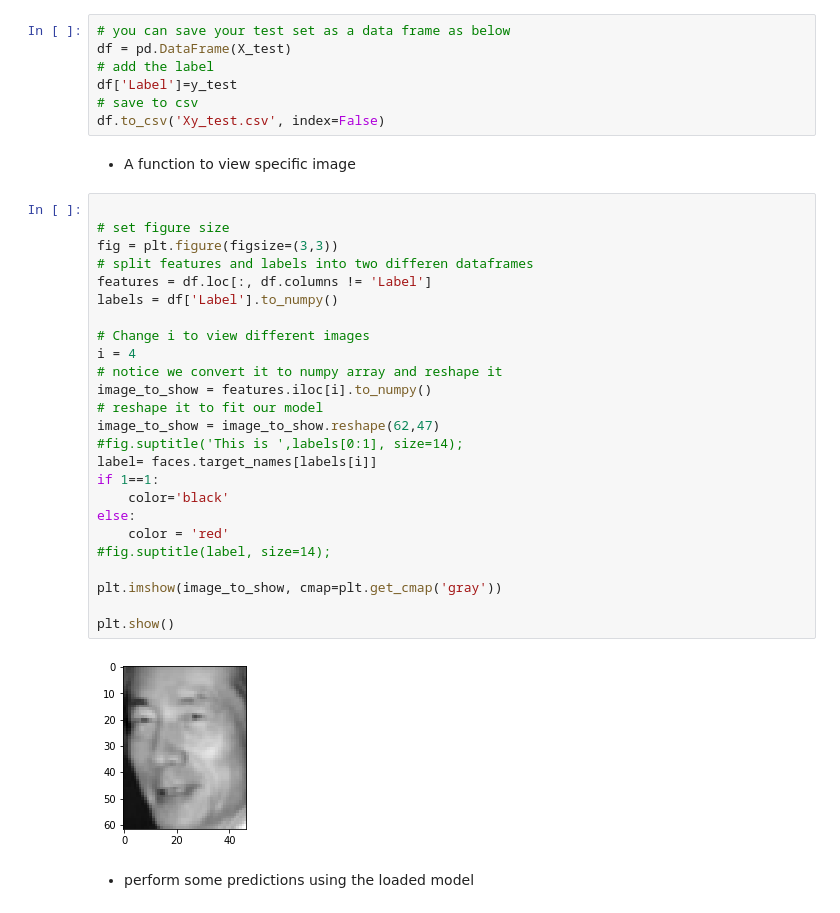
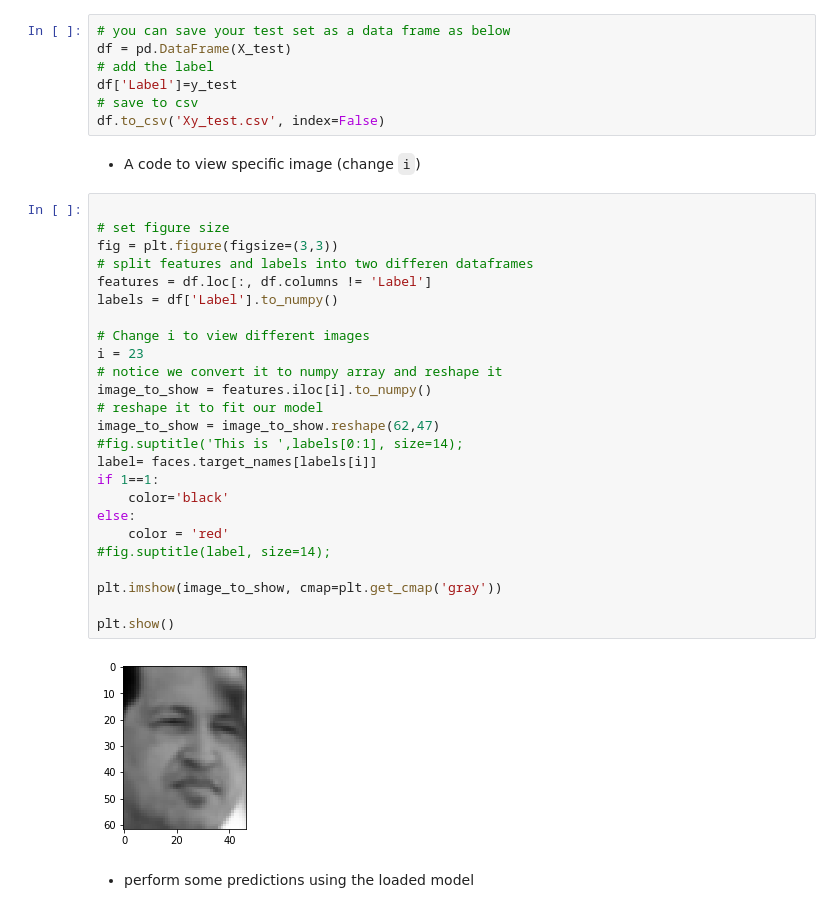
Before and after one commit to heyad/Teaching, a Jupyter notebook: SVMFR/SVM.ipynb, the cells around one changed output. Drawn from its saved outputs; the diff is of its cells as text.

```diff
--- a/SVMFR/SVM.ipynb
+++ b/SVMFR/SVM.ipynb
@@ -441,34 +440,34 @@ df['Label']=y_test
 # save to csv
 df.to_csv('Xy_test.csv', index=False)
 # %% [markdown]
-* A function to view specific image
+* A code to view specific image (change `i`)
 # %%
 
 # set figure size
 fig = plt.figure(figsize=(3,3))
 # split features and labels into two differen dataframes
 features = df.loc[:, df.columns != 'Label']
 labels = df['Label'].to_numpy()
 
 # Change i to view different images
-i = 4
+i = 23
 # notice we convert it to numpy array and reshape it
 image_to_show = features.iloc[i].to_numpy()
 # reshape it to fit our model
 image_to_show = image_to_show.reshape(62,47)
 #fig.suptitle('This is ',labels[0:1], size=14);
 label= faces.target_names[labels[i]]
 if 1==1:
     color='black'
 else:
     color = 'red'
 #fig.suptitle(label, size=14);
 
 plt.imshow(image_to_show, cmap=plt.get_cmap('gray'))
 
 plt.show()
 # %% [output]
-[figure, old version]
+[figure, new version]
 # %% [markdown]
 * perform some predictions using the loaded model
 # %%
```
Also changed, not shown: parts of 17 cells of this notebook.
